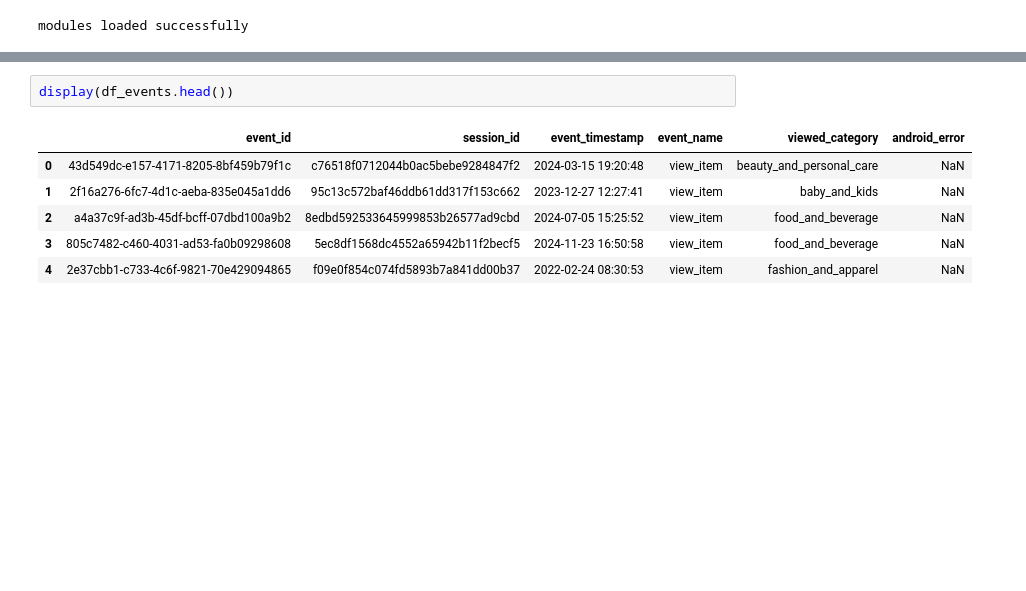
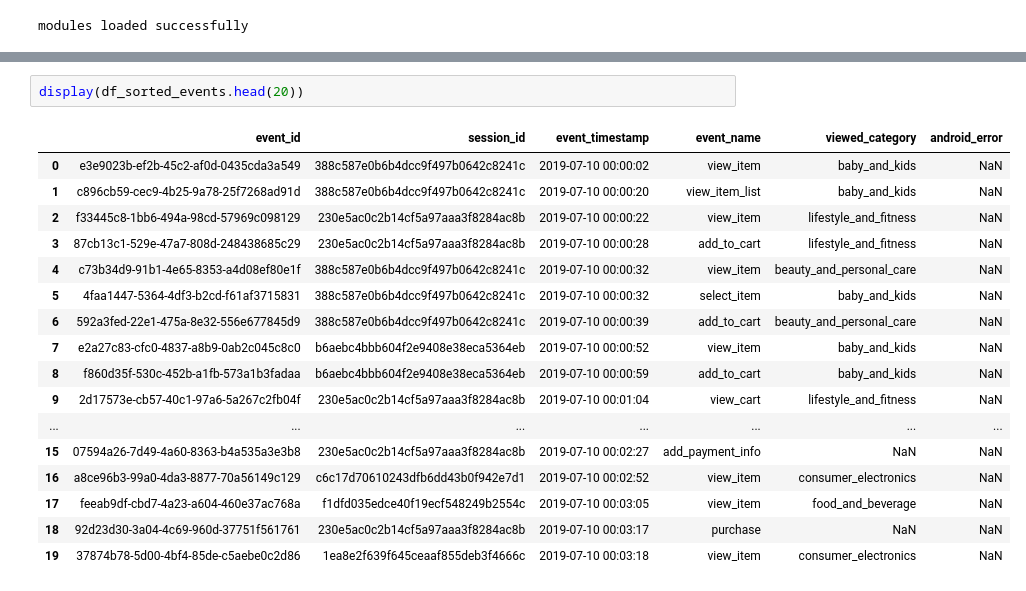
Before and after one commit to ruicchi/ph-ecommerce-data-simulator, a Jupyter notebook: notebooks/synthetic_data_gen.ipynb, the cells around one changed output, grey strips where cells are left out. Drawn from its saved outputs; the diff is of its cells as text; blank space fills up the shorter version.

```diff
--- a/notebooks/synthetic_data_gen.ipynb
+++ b/notebooks/synthetic_data_gen.ipynb
@@ -203,10 +212,21 @@ display(df_sessions.head())
 # %%
-display(df_events.head())
+display(df_sorted_events.head(20))
 # %% [output]
 |  | event_id | session_id | event_timestamp | event_name | viewed_category | android_error |
-| 0 | 43d549dc-e157-4171-8205-8bf459b79f1c | c76518f0712044b0ac5bebe9284847f2 | 2024-03-15 19:20:48 | view_item | beauty_and_personal_care | NaN |
-| 1 | 2f16a276-6fc7-4d1c-aeba-835e045a1dd6 | 95c13c572baf46ddb61dd317f153c662 | 2023-12-27 12:27:41 | view_item | baby_and_kids | NaN |
-| 2 | a4a37c9f-ad3b-45df-bcff-07dbd100a9b2 | 8edbd592533645999853b26577ad9cbd | 2024-07-05 15:25:52 | view_item | food_and_beverage | NaN |
-| 3 | 805c7482-c460-4031-ad53-fa0b09298608 | 5ec8df1568dc4552a65942b11f2becf5 | 2024-11-23 16:50:58 | view_item | food_and_beverage | NaN |
-| 4 | 2e37cbb1-c733-4c6f-9821-70e429094865 | f09e0f854c074fd5893b7a841dd00b37 | 2022-02-24 08:30:53 | view_item | fashion_and_apparel | NaN |
+| 0 | e3e9023b-ef2b-45c2-af0d-0435cda3a549 | 388c587e0b6b4dcc9f497b0642c8241c | 2019-07-10 00:00:02 | view_item | baby_and_kids | NaN |
+| 1 | c896cb59-cec9-4b25-9a78-25f7268ad91d | 388c587e0b6b4dcc9f497b0642c8241c | 2019-07-10 00:00:20 | view_item_list | baby_and_kids | NaN |
+| 2 | f33445c8-1bb6-494a-98cd-57969c098129 | 230e5ac0c2b14cf5a97aaa3f8284ac8b | 2019-07-10 00:00:22 | view_item | lifestyle_and_fitness | NaN |
+| 3 | 87cb13c1-529e-47a7-808d-248438685c29 | 230e5ac0c2b14cf5a97aaa3f8284ac8b | 2019-07-10 00:00:28 | add_to_cart | lifestyle_and_fitness | NaN |
+| 4 | c73b34d9-91b1-4e65-8353-a4d08ef80e1f | 388c587e0b6b4dcc9f497b0642c8241c | 2019-07-10 00:00:32 | view_item | beauty_and_personal_care | NaN |
+| 5 | 4faa1447-5364-4df3-b2cd-f61af3715831 | 388c587e0b6b4dcc9f497b0642c8241c | 2019-07-10 00:00:32 | select_item | baby_and_kids | NaN |
+| 6 | 592a3fed-22e1-475a-8e32-556e677845d9 | 388c587e0b6b4dcc9f497b0642c8241c | 2019-07-10 00:00:39 | add_to_cart | beauty_and_personal_care | NaN |
+| 7 | e2a27c83-cfc0-4837-a8b9-0ab2c045c8c0 | b6aebc4bbb604f2e9408e38eca5364eb | 2019-07-10 00:00:52 | view_item | baby_and_kids | NaN |
+| 8 | f860d35f-530c-452b-a1fb-573a1b3fadaa | b6aebc4bbb604f2e9408e38eca5364eb | 2019-07-10 00:00:59 | add_to_cart | baby_and_kids | NaN |
+| 9 | 2d17573e-cb57-40c1-97a6-5a267c2fb04f | 230e5ac0c2b14cf5a97aaa3f8284ac8b | 2019-07-10 00:01:04 | view_cart | lifestyle_and_fitness | NaN |
+| ... | ... | ... | ... | ... | ... | ... |
+| 15 | 07594a26-7d49-4a60-8363-b4a535a3e3b8 | 230e5ac0c2b14cf5a97aaa3f8284ac8b | 2019-07-10 00:02:27 | add_payment_info | NaN | NaN |
+| 16 | a8ce96b3-99a0-4da3-8877-70a56149c129 | c6c17d70610243dfb6dd43b0f942e7d1 | 2019-07-10 00:02:52 | view_item | consumer_electronics | NaN |
+| 17 | feeab9df-cbd7-4a23-a604-460e37ac768a | f1dfd035edce40f19ecf548249b2554c | 2019-07-10 00:03:05 | view_item | food_and_beverage | NaN |
+| 18 | 92d23d30-3a04-4c69-960d-37751f561761 | 230e5ac0c2b14cf5a97aaa3f8284ac8b | 2019-07-10 00:03:17 | purchase | NaN | NaN |
+| 19 | 37874b78-5d00-4bf4-85de-c5aebe0c2d86 | 1ea8e2f639f645ceaaf855deb3f4666c | 2019-07-10 00:03:18 | view_item | consumer_electronics | NaN |
 # %%
```
Also changed, not shown: parts of 6 cells of this notebook, 2 other files.
